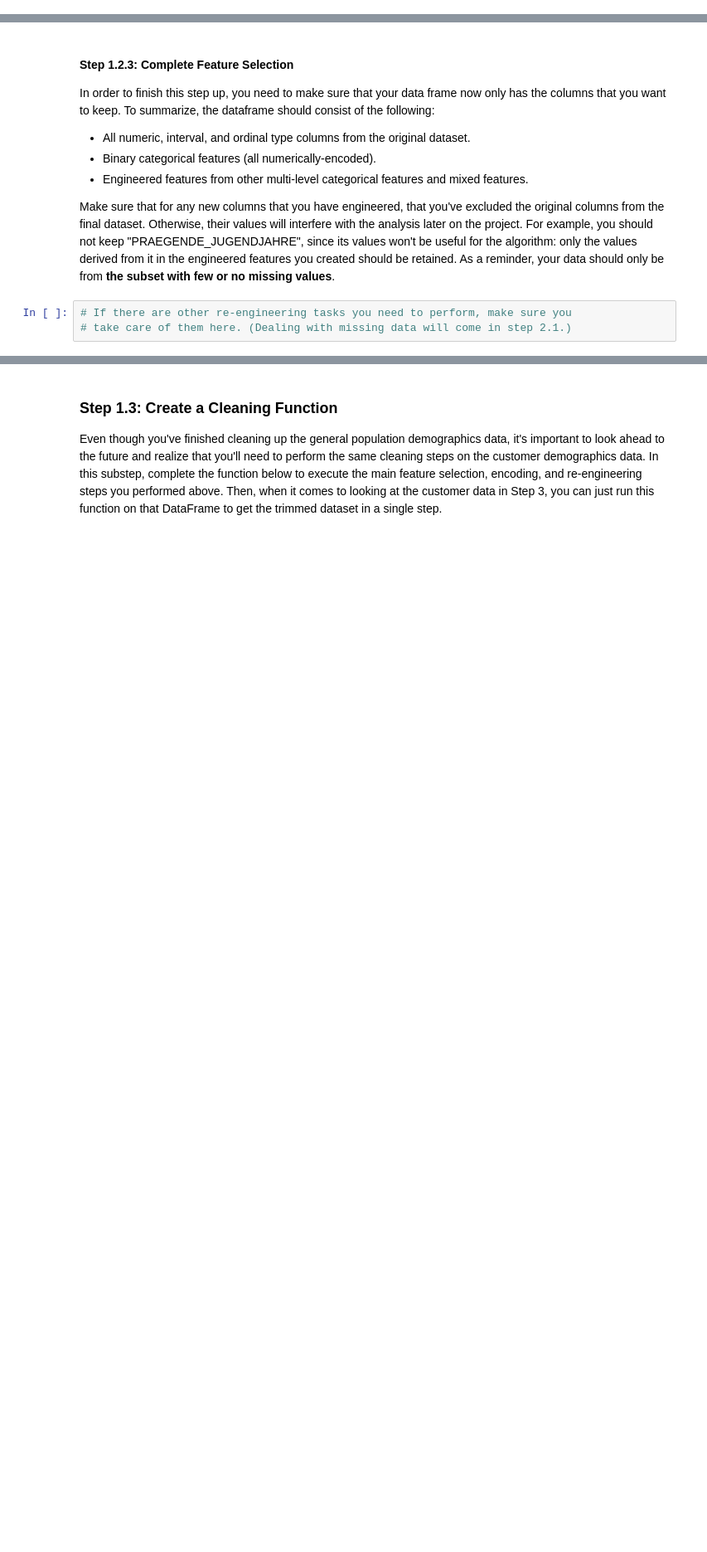
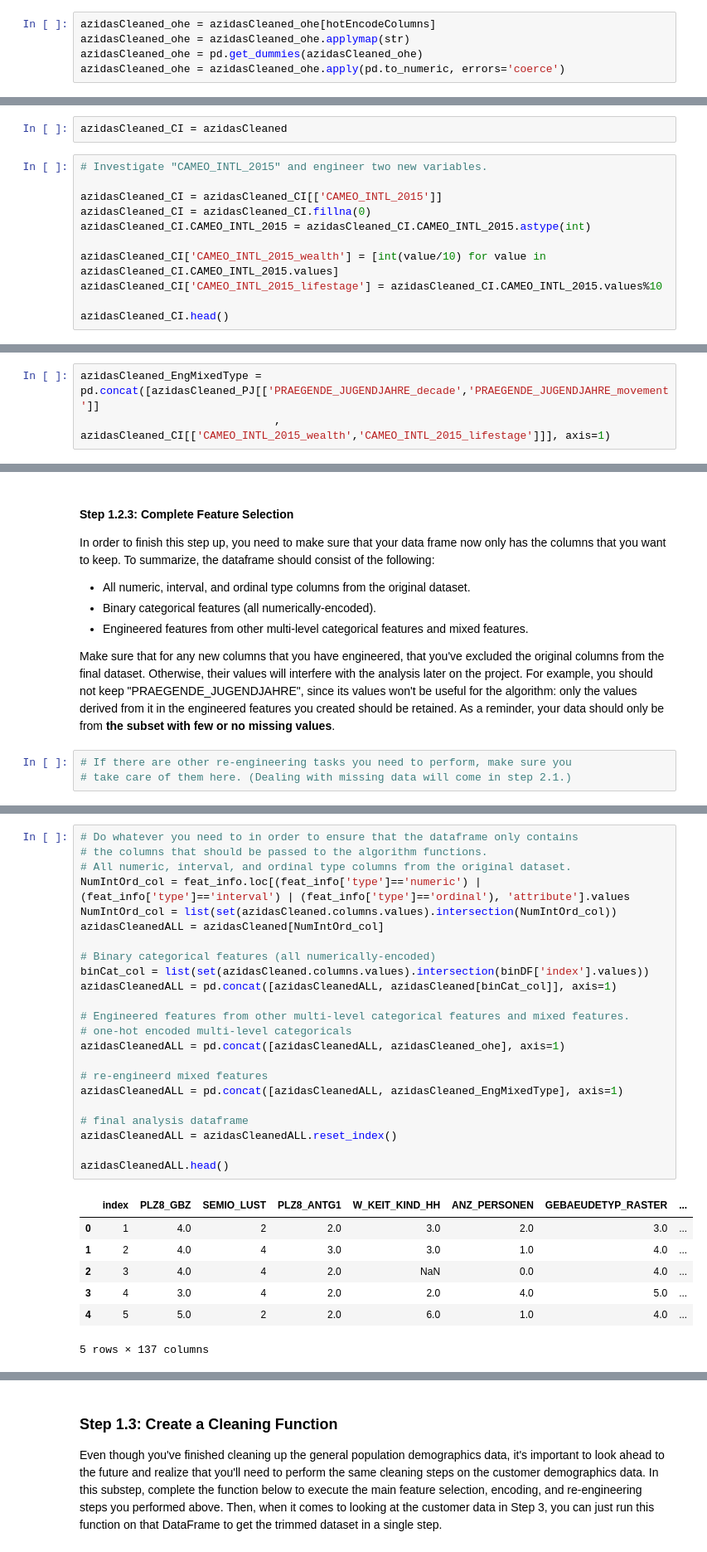
Before and after one commit to sstorm183/Unsupervised-Learning-Project, a Jupyter notebook: Identify_Customer_Segments.ipynb, the cells around one changed output, grey strips where cells are left out. Shown at 83% size. Cells and saved outputs as stored; diff of their text form; blank space fills up the shorter version.

```diff
--- a/Identify_Customer_Segments.ipynb
+++ b/Identify_Customer_Segments.ipynb
@@ -393,3 +400,8 @@ azidasCleaned_ohe = azidasCleaned_ohe.apply(pd.to_numeric, errors='coerce')
+# %%
+azidasCleaned_ohe = azidasCleaned_ohe[hotEncodeColumns]
+azidasCleaned_ohe = azidasCleaned_ohe.applymap(str)
+azidasCleaned_ohe = pd.get_dummies(azidasCleaned_ohe)
+azidasCleaned_ohe = azidasCleaned_ohe.apply(pd.to_numeric, errors='coerce')
 # %% [markdown]
 #### Discussion 1.2.1: Re-Encode Categorical Features
 
@@ -409,0 +455,13 @@ Be sure to check `Data_Dictionary.md` for the details needed to finish these tas
+# %%
+azidasCleaned_CI = azidasCleaned
+# %%
+# Investigate "CAMEO_INTL_2015" and engineer two new variables.
+
+azidasCleaned_CI = azidasCleaned_CI[['CAMEO_INTL_2015']]
+azidasCleaned_CI = azidasCleaned_CI.fillna(0)
+azidasCleaned_CI.CAMEO_INTL_2015 = azidasCleaned_CI.CAMEO_INTL_2015.astype(int)
+
+azidasCleaned_CI['CAMEO_INTL_2015_wealth'] = [int(value/10) for value in azidasCleaned_CI.CAMEO_INTL_2015.values]
+azidasCleaned_CI['CAMEO_INTL_2015_lifestage'] = azidasCleaned_CI.CAMEO_INTL_2015.values%10
+
+azidasCleaned_CI.head()
@@ -409,0 +475,3 @@ Be sure to check `Data_Dictionary.md` for the details needed to finish these tas
+# %%
+azidasCleaned_EngMixedType = pd.concat([azidasCleaned_PJ[['PRAEGENDE_JUGENDJAHRE_decade','PRAEGENDE_JUGENDJAHRE_movement']]
+                              , azidasCleaned_CI[['CAMEO_INTL_2015_wealth','CAMEO_INTL_2015_lifestage']]], axis=1)
@@ -428,0 +546,31 @@ Make sure that for any new columns that you have engineered, that you've exclude
+# %%
+# Do whatever you need to in order to ensure that the dataframe only contains
+# the columns that should be passed to the algorithm functions.
+# All numeric, interval, and ordinal type columns from the original dataset.
+NumIntOrd_col = feat_info.loc[(feat_info['type']=='numeric') | (feat_info['type']=='interval') | (feat_info['type']=='ordinal'), 'attribute'].values
+NumIntOrd_col = list(set(azidasCleaned.columns.values).intersection(NumIntOrd_col))
+azidasCleanedALL = azidasCleaned[NumIntOrd_col]
+
+# Binary categorical features (all numerically-encoded)
+binCat_col = list(set(azidasCleaned.columns.values).intersection(binDF['index'].values))
+azidasCleanedALL = pd.concat([azidasCleanedALL, azidasCleaned[binCat_col]], axis=1)
+
+# Engineered features from other multi-level categorical features and mixed features.
+# one-hot encoded multi-level categoricals
+azidasCleanedALL = pd.concat([azidasCleanedALL, azidasCleaned_ohe], axis=1)
+
+# re-engineerd mixed features
+azidasCleanedALL = pd.concat([azidasCleanedALL, azidasCleaned_EngMixedType], axis=1)
+
+# final analysis dataframe
+azidasCleanedALL = azidasCleanedALL.reset_index()
+
+azidasCleanedALL.head()
+# %% [output]
+|  | index | PLZ8_GBZ | SEMIO_LUST | PLZ8_ANTG1 | W_KEIT_KIND_HH | ANZ_PERSONEN | GEBAEUDETYP_RASTER | ... |
+| 0 | 1 | 4.0 | 2 | 2.0 | 3.0 | 2.0 | 3.0 | ... |
+| 1 | 2 | 4.0 | 4 | 3.0 | 3.0 | 1.0 | 4.0 | ... |
+| 2 | 3 | 4.0 | 4 | 2.0 | NaN | 0.0 | 4.0 | ... |
+| 3 | 4 | 3.0 | 4 | 2.0 | 2.0 | 4.0 | 5.0 | ... |
+| 4 | 5 | 5.0 | 2 | 2.0 | 6.0 | 1.0 | 4.0 | ... |
+5 rows × 137 columns
```
Also changed, not shown: parts of 20 cells of this notebook.
